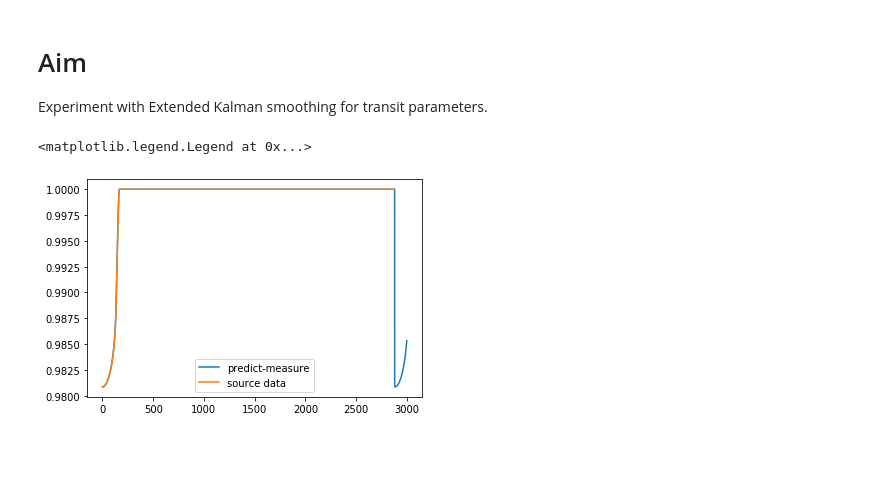
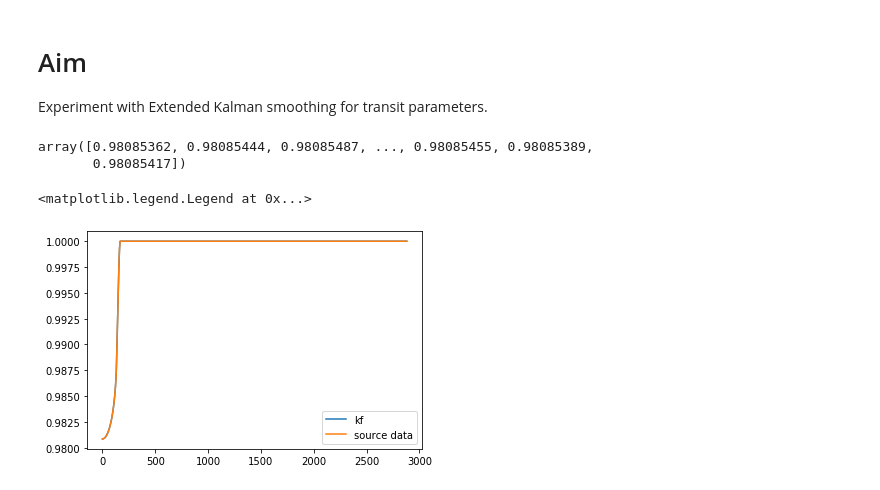
Before and after one commit to aditya-sengupta/tesscomp-prototyping, a Jupyter notebook: ekf_lc_smoothing.ipynb, the cells around one changed output. Cells and saved outputs as stored; diff of their text form; code cells hidden in the pictures; blank space fills up the shorter version.

```diff
--- a/ekf_lc_smoothing.ipynb
+++ b/ekf_lc_smoothing.ipynb
@@ -99,13 +35,13 @@ mstar = 0.9707
 rstar = 0.964
 params = batman.TransitParams()
 params.t0 = 0.
-params.per = 1.
-params.rp = 0.1
+params.per = 2.4706
+params.rp = 13.04 * re / rstar
 params.a = get_a(params.per, mstar)
-params.inc = 87.
+params.inc = 90.
 params.ecc = 0.
 params.w = 90.                      #longitude of periastron (in degrees)
-params.u = [0.93, -0.23, 0, 0]      #limb darkening coefficients [u1-u4]
+params.u = [0.93, -0.23, 0, 0]      #limb darkening coefficients [u1-u4]'''
 params.limb_dark = "nonlinear"       #limb darkening model
 t = np.arange(0, params.per + dt, dt)
 m = batman.TransitModel(params, t)
@@ -181,8 +117,8 @@ else:
 lightcurve_filter = EKFilter(f=lightcurve_state_transition, Q=Q, h=lightcurve_measure, R=R, state=np.array([
     lc_flux[0],
     0,
-    2.4706,
-    13.04 * re / rstar, # normalized prad
+    params.per,
+    params.rp, # normalized prad
     90.,
     0.,
     0.,
@@ -190,16 +126,20 @@ lightcurve_filter = EKFilter(f=lightcurve_state_transition, Q=Q, h=lightcurve_me
 ], dtype=np.float64))
 
 compute_lightcurve(lightcurve_filter.state)
-
-num_steps = 3000
-predict_measure_test_results = np.empty(num_steps,)
-for i in tqdm.trange(num_steps):
-    lightcurve_filter.predict()
-    predict_measure_test_results[i] = lightcurve_measure(lightcurve_filter.state)
-
-plt.plot(predict_measure_test_results, label='predict-measure')
-plt.plot(model_flux[:num_steps], label='source data')
-plt.legend()
 # %% [output]
-<matplotlib.legend.Legend at 0x...>
+array([0.98085362, 0.98085444, 0.98085487, ..., 0.98085455, 0.98085389,
+       0.98085417])
-[figure, removed]
+# %%
+num_steps = 2881
+kf_test_results = np.empty(num_steps)
+for i in tqdm.trange(num_steps):
+    lightcurve_filter.predict()
+    lightcurve_filter.update(model_flux[i])
+    kf_test_results[i] = lightcurve_measure(lightcurve_filter.state)
+
+plt.plot(kf_test_results, label='kf')
+plt.plot(model_flux[:num_steps], label='source data')
+plt.legend()
+# %% [output]
+<matplotlib.legend.Legend at 0x...>
+[figure, added]
```
Also changed, not shown: parts of 5 cells of this notebook.
